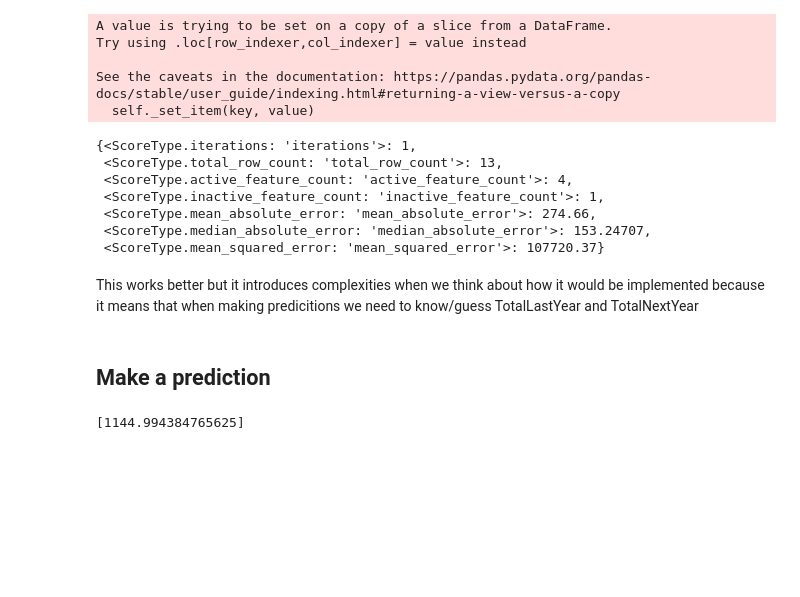
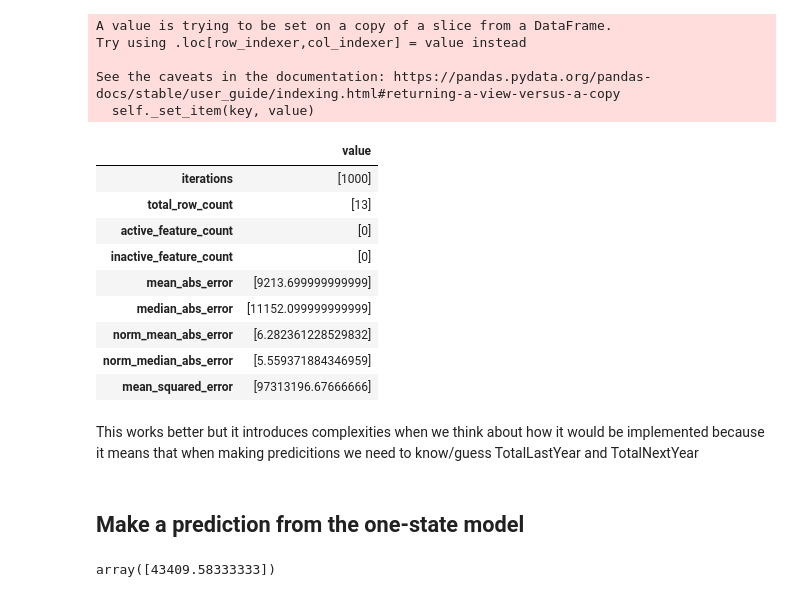
Before and after one commit to armakuni/mlops-workshop, a Jupyter notebook: notebooks/eda.ipynb, the cells around one changed output. Cells and saved outputs as stored; diff of their text form; code cells hidden in the pictures; blank space fills up the shorter version.

```diff
--- a/notebooks/eda.ipynb
+++ b/notebooks/eda.ipynb
@@ -118 +112,3 @@ df_train_one_state.plot(x="Year",y="Total")
+# %%
+df_train_one_state = df_train_one_state.drop('State', axis=1)
 # %%
@@ -150,44 +141,28 @@ Try using .loc[row_indexer,col_indexer] = value instead
 
 See the caveats in the documentation: https://pandas.pydata.org/pandas-docs/stable/user_guide/indexing.html#returning-a-view-versus-a-copy
   self._set_item(key, value)
-# %%
-features_with_window = {
-        "Year" : Feature(id = "Year", feature_type=FeatureType.Continuous),
-        "State" : Feature(id = "State", feature_type=FeatureType.Categorical),
-        "Total" : Feature(id = "Total", feature_type=FeatureType.Continuous),
-        "TotalLastYear" : Feature(id = "TotalLastYear", feature_type=FeatureType.Continuous, active=True),
-        "TotalNextYear" : Feature(id = "TotalNextYear", feature_type=FeatureType.Continuous, active=True)
-    }
-results_window = train(df_train_window, features_with_window)
-results_window.scores
-# %% [output]
-{<ScoreType.iterations: 'iterations'>: 1,
- <ScoreType.total_row_count: 'total_row_count'>: 13,
- <ScoreType.active_feature_count: 'active_feature_count'>: 4,
- <ScoreType.inactive_feature_count: 'inactive_feature_count'>: 1,
- <ScoreType.mean_absolute_error: 'mean_absolute_error'>: 274.66,
- <ScoreType.median_absolute_error: 'median_absolute_error'>: 153.24707,
- <ScoreType.mean_squared_error: 'mean_squared_error'>: 107720.37}
+# %%
+
+results_window = runners.train(config, df_train_window)
+scores.print_scores(results_window.scores)
+# %% [output]
+|  | value |
+| iterations | [1000] |
+| total_row_count | [13] |
+| active_feature_count | [0] |
+| inactive_feature_count | [0] |
+| mean_abs_error | [9213.699999999999] |
+| median_abs_error | [11152.099999999999] |
+| norm_mean_abs_error | [6.282361228529832] |
+| norm_median_abs_error | [5.559371884346959] |
+| mean_squared_error | [97313196.67666666] |
 # %% [markdown]
 This works better but it introduces complexities when we think about how it would be implemented because it means that when making predicitions we need to know/guess TotalLastYear and TotalNextYear
 # %% [markdown]
-## Make a prediction
+## Make a prediction from the one-state model
-# %%
-def infer(df, features, training_results: TrainingResults):
-    config = MLConfig(
-                algorithm_type=AlgorithmType.SklearnLinearModel,
-                features=features,
-                model_feature_id="Total",
-                input_data=InputData(data_type=DataType.DataFrame, data_frame=df),
-            )
-    config.input_data = InputData(data_type=DataType.DataFrame, data_frame=df)
-    config.model_bytes = training_results.model_bytes
-    config.encoder_bytes = training_results.encoder_bytes
-    config.background_data_bytes = training_results.background_data_bytes
-    return runners.infer(config)
-
-df_predict = pd.DataFrame({"Year" : 2030}, index=[0])
-inference_output = infer(df_predict, features, results_one_state)
-inference_output.inference_results[0].values
-# %% [output]
-[1144.994384765625]
+# %%
+df_predict = pd.DataFrame({"Year" : 2030}, index=[0])
+predictions = results_one_state.model.predict(df_predict)
+predictions
+# %% [output]
+array([43409.58333333])
```
Also changed, not shown: parts of 10 cells of this notebook, 6 other files.
